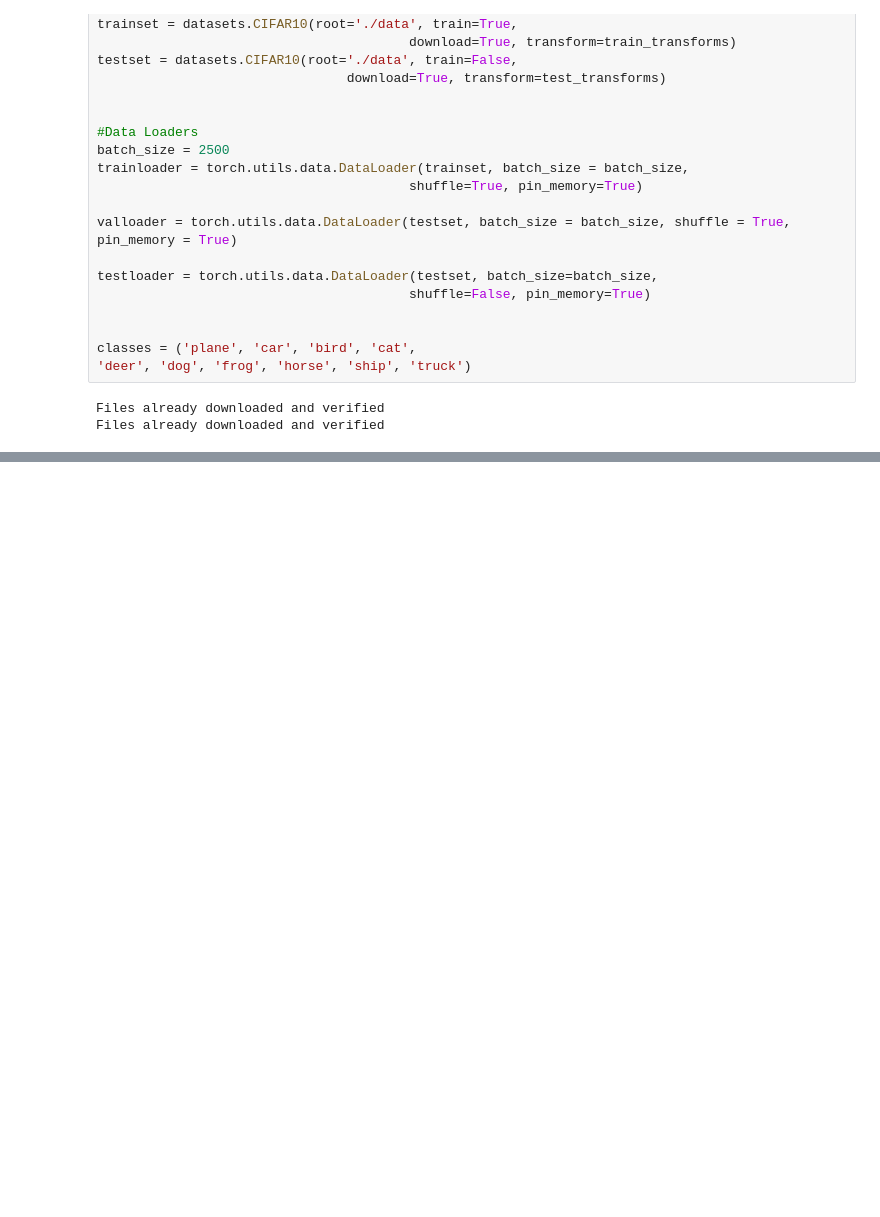
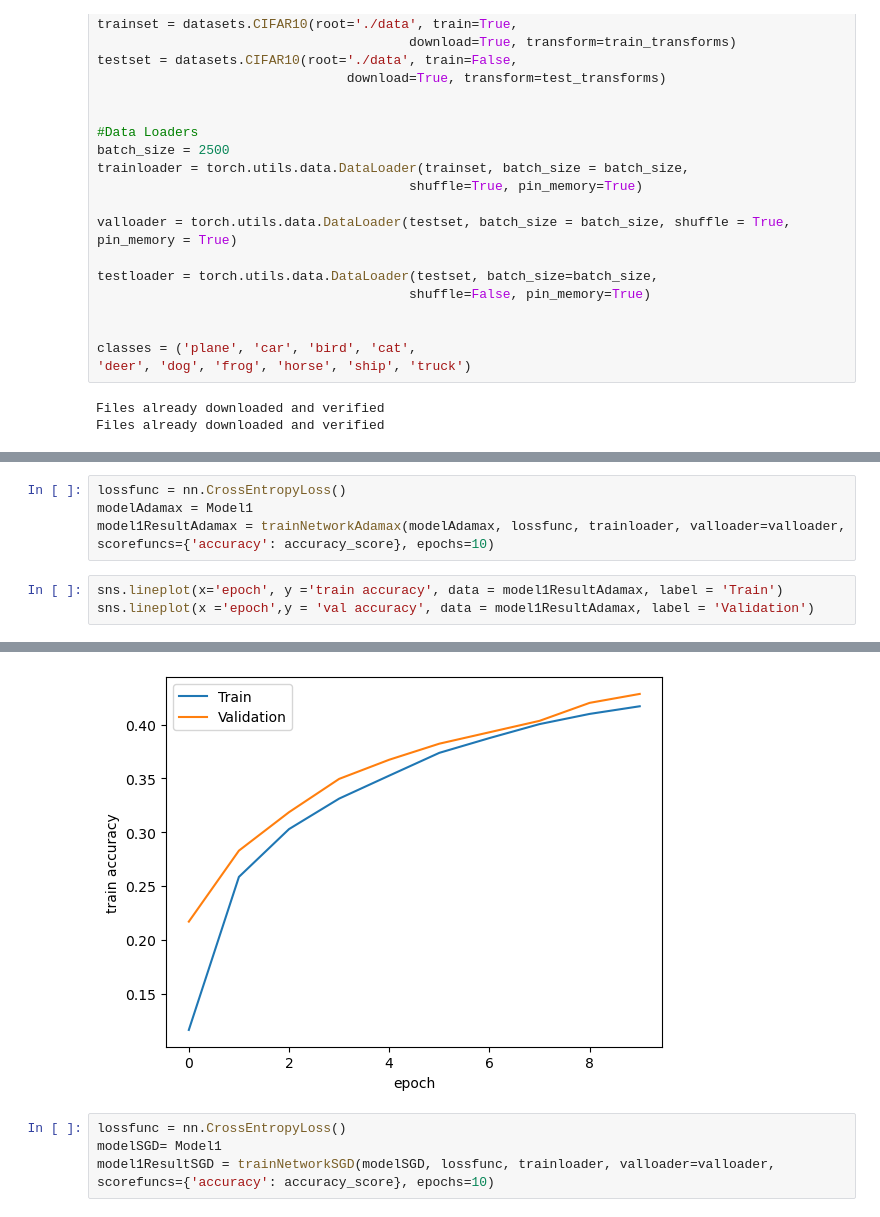
Before and after one commit to Starkillxr/AINT515, a Jupyter notebook: src/task_2.ipynb, the cells around one changed output, grey strips where cells are left out. Saved outputs shown, nothing was run; the diff lists cells and outputs as text; blank space fills up the shorter version.

```diff
--- a/src/task_2.ipynb
+++ b/src/task_2.ipynb
@@ -202,0 +427,8 @@ sns.lineplot(x ='epoch',y = 'val accuracy', data = model1Results, label = 'Valid
+# %%
+lossfunc = nn.CrossEntropyLoss()
+modelAdamax = Model1
+model1ResultAdamax = trainNetworkAdamax(modelAdamax, lossfunc, trainloader, valloader=valloader, scorefuncs={'accuracy': accuracy_score}, epochs=10)
+# %%
+sns.lineplot(x='epoch', y ='train accuracy', data = model1ResultAdamax, label = 'Train')
+sns.lineplot(x ='epoch',y = 'val accuracy', data = model1ResultAdamax, label = 'Validation')
+# %% [output]
@@ -202,0 +436,5 @@ sns.lineplot(x ='epoch',y = 'val accuracy', data = model1Results, label = 'Valid
+[figure, added]
+# %%
+lossfunc = nn.CrossEntropyLoss()
+modelSGD= Model1
+model1ResultSGD = trainNetworkSGD(modelSGD, lossfunc, trainloader, valloader=valloader, scorefuncs={'accuracy': accuracy_score}, epochs=10)
```
Also changed, not shown: parts of 25 cells of this notebook, 4 other files.
